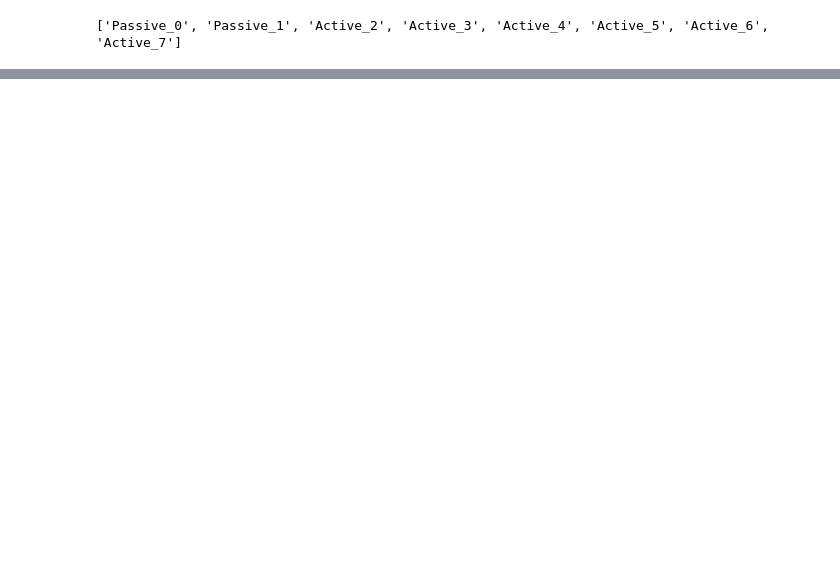
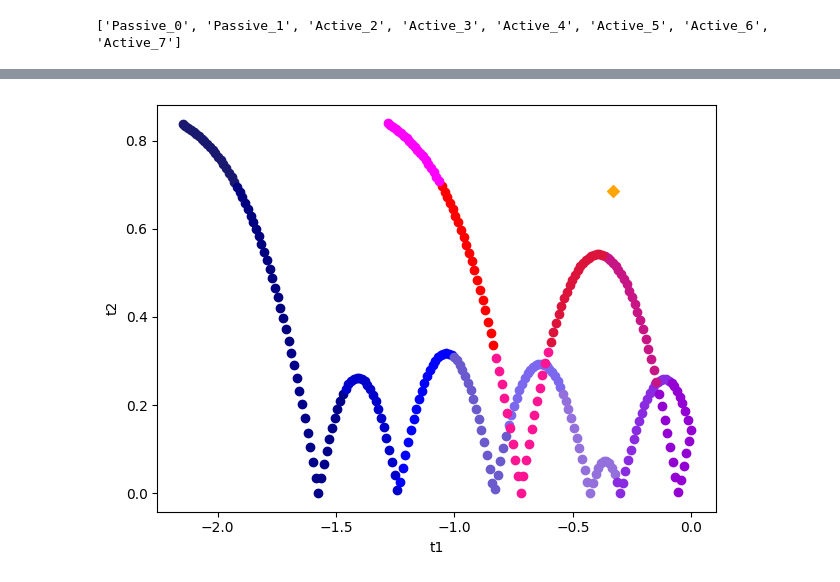
Before and after one commit to Dene-O/MSc_Project, a Jupyter notebook: MSc_project/Project_4/UR_nD_N_Features.ipynb, the cells around one changed output, grey strips where cells are left out. Cells and saved outputs as stored; diff of their text form; code cells hidden in the pictures; blank space fills up the shorter version.

```diff
--- a/MSc_project/Project_4/UR_nD_N_Features.ipynb
+++ b/MSc_project/Project_4/UR_nD_N_Features.ipynb
@@ -281,7 +446,9 @@ acq_data.plot_all()
 # %%
 #acq_data.plot_t1_t2(10)
 # %%
-#acq_data.plot_t1_t2(11)
+acq_data.plot_t1_t2(11)
+# %% [output]
+[figure, added]
 # %%
 #acq_data.plot_t1_t2(12)
 # %%
```
Also changed, not shown: parts of 37 cells of this notebook, 34 other files.
